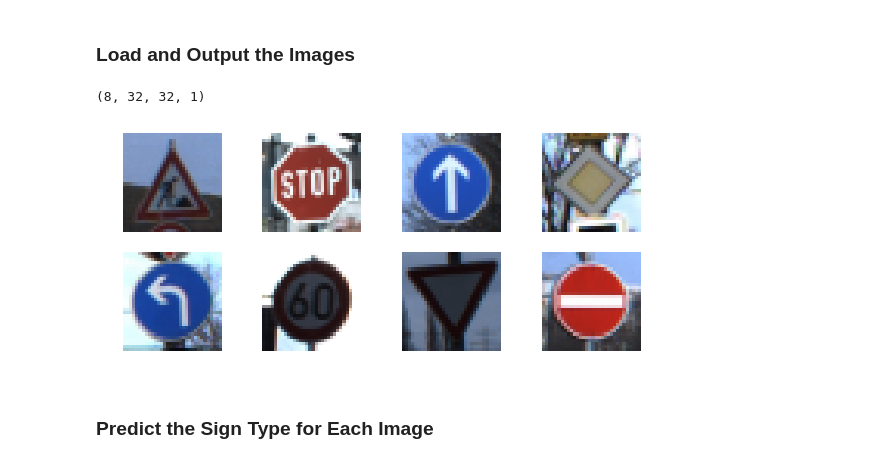
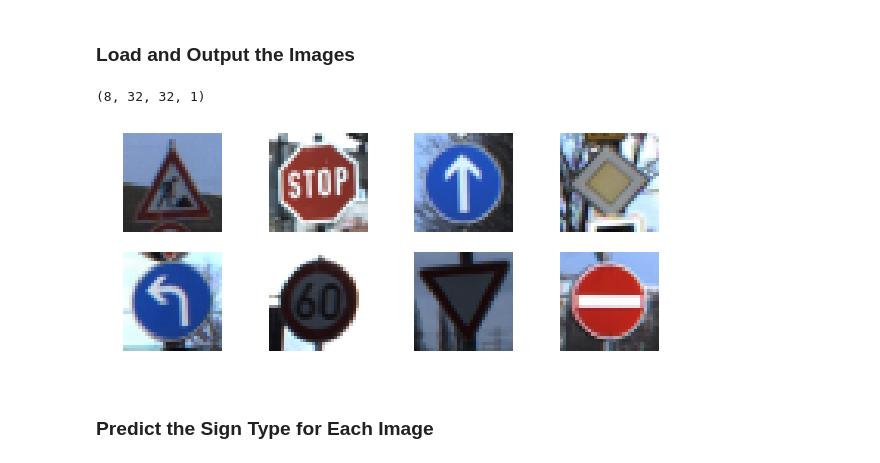
Before and after one commit to moh7/CarND-Street-Sign-Classification, a Jupyter notebook: Traffic_Sign_Classifier.ipynb, the cells around one changed output. Cells and saved outputs as stored; diff of their text form; code cells hidden in the pictures.

```diff
--- a/Traffic_Sign_Classifier.ipynb
+++ b/Traffic_Sign_Classifier.ipynb
@@ -550,37 +550,36 @@ You may find `signnames.csv` useful as it contains mappings from the class id (i
 # %%
 ### Load the images and plot them here.
 ### Feel free to use as many code cells as needed.
 
 ### Load the images and plot them here.
 ### Feel free to use as many code cells as needed.
 
 #reading in an image
 import glob
 import matplotlib.image as mpimg
 
 fig, axs = plt.subplots(2,4, figsize=(10, 4))
-fig.subplots_adjust(hspace = .2, wspace=.001)
 axs = axs.ravel()
 
-my_images = []
+image_list = []
 for i, img in enumerate(glob.glob('./sample images/*.png')):
     image = cv2.imread(img)
     # resize the images to 32x32
     image = cv2.resize(image,(32,32), interpolation = cv2.INTER_AREA)
     axs[i].axis('off')
     axs[i].imshow(cv2.cvtColor(image, cv2.COLOR_BGR2RGB))
-    my_images.append(image)
+    image_list.append(image)
 
 
-my_images = np.asarray(my_images)
-my_images_gry = np.sum(my_images/3, axis=3, keepdims=True)
+image_list = np.asarray(image_list)
+image_list_gry = np.sum(image_list/3, axis=3, keepdims=True)
 
-my_images_normalized = (my_images_gry - 128)/128
+images_normalized = (image_list_gry - 128)/128
 
-print(my_images_normalized.shape)
+print(images_normalized.shape)
 # %% [output]
 (8, 32, 32, 1)
-[figure, old version]
+[figure, new version]
 # %% [markdown]
 ### Predict the Sign Type for Each Image
 # %%
```
Also changed, not shown: parts of 3 cells of this notebook.
